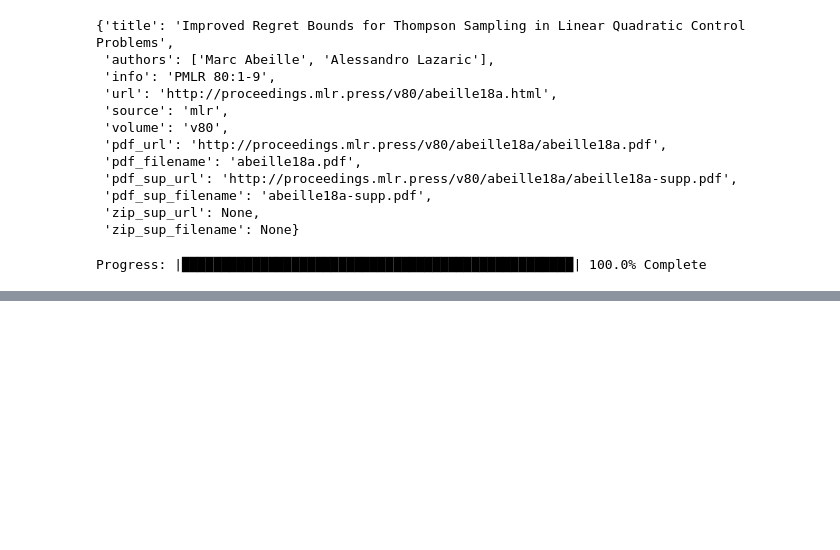
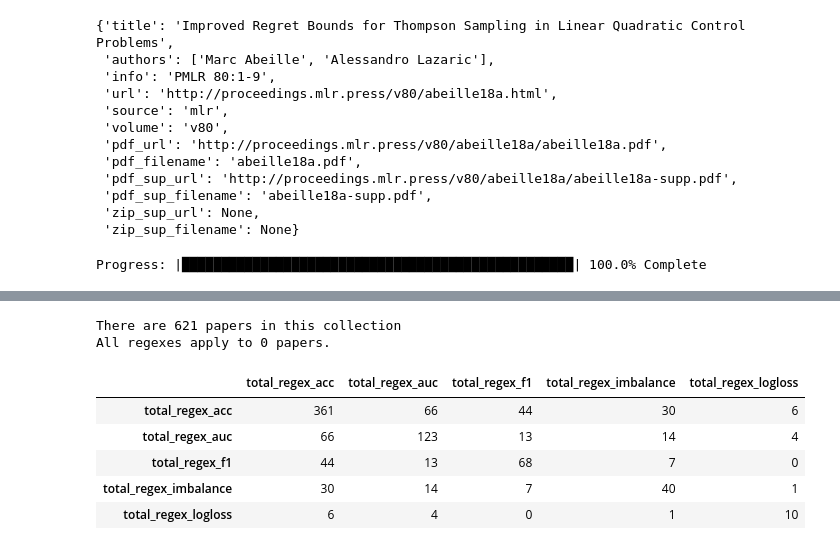
Before and after one commit to So-Cool/proceedings_scraper, a Jupyter notebook: mlr_use_case.ipynb, the cells around one changed output, grey strips where cells are left out. Drawn from its saved outputs; the diff is of its cells as text; code cells hidden in the pictures; blank space fills up the shorter version.

```diff
--- a/mlr_use_case.ipynb
+++ b/mlr_use_case.ipynb
@@ -47,0 +86,11 @@ regex_5 = r'(im|un|not )balance'
+# %%
+scrap.regexes_to_matrix(regexes_counts)
+# %% [output]
+There are 621 papers in this collection
+All regexes apply to 0 papers.
+|  | total_regex_acc | total_regex_auc | total_regex_f1 | total_regex_imbalance | total_regex_logloss |
+| total_regex_acc | 361 | 66 | 44 | 30 | 6 |
+| total_regex_auc | 66 | 123 | 13 | 14 | 4 |
+| total_regex_f1 | 44 | 13 | 68 | 7 | 0 |
+| total_regex_imbalance | 30 | 14 | 7 | 40 | 1 |
+| total_regex_logloss | 6 | 4 | 0 | 1 | 10 |
```
Also changed, not shown: parts of 16 cells of this notebook, 3 other files.
